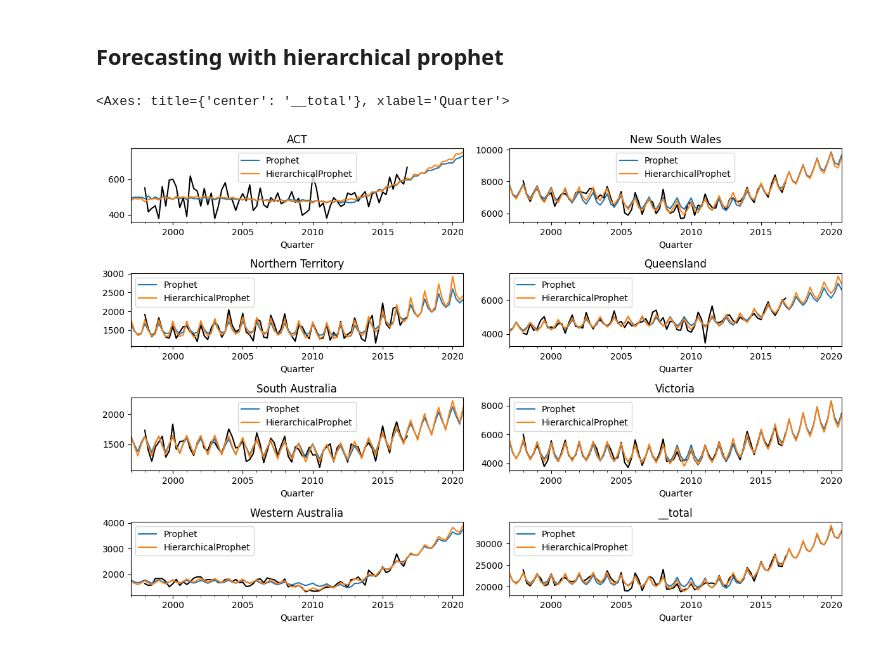
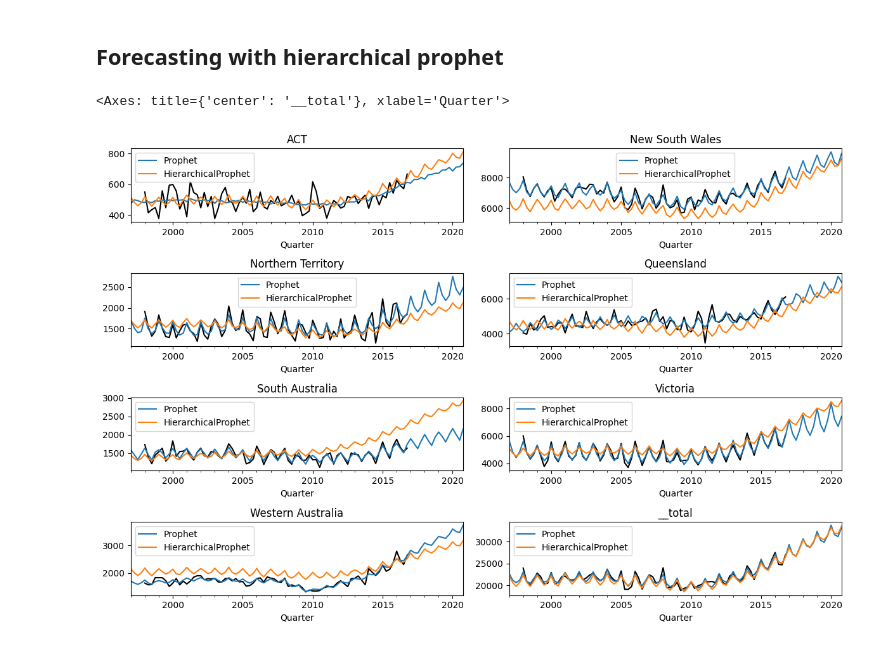
Before and after one commit to felipeangelimvieira/prophetverse, a Jupyter notebook: docs/examples/hierarchical.ipynb, the cells around one changed output. Drawn from its saved outputs; the diff is of its cells as text; code cells hidden in the pictures.

Commit message:
Optax and multivariate with Effect Mixin

```diff
--- a/docs/examples/hierarchical.ipynb
+++ b/docs/examples/hierarchical.ipynb
@@ -71,17 +70,25 @@ def plot_preds(y, preds={}, axs=None):
 
 Because of sktime's amazing interface, we can use the univariate Prophet seamlessly with hierarchical data. We do not reconcile it here, but it could be achieved with the `Reconciler` class.
 # %%
+from hierarchical_prophet.sktime.prophet import Prophet
 model = Prophet(
     trend="linear",
-    n_changepoints=3,
+    changepoint_interval=8,
+    changepoint_range=-8,
     changepoint_prior_scale=0.01,
     seasonality_mode="multiplicative",
     yearly_seasonality=True,
-    default_exogenous_prior=(dist.Normal, 0, .01),
+    weekly_seasonality=True,
+    default_exogenous_prior=("Normal", 0, 0.01),
+    # exogenous_effects={"sin": ("^sin_.*", LinearEffect("sin", effect_mode="multiplicative"))},
     noise_scale=0.05,
     mcmc_chains=1,
     mcmc_samples=300,
-    mcmc_warmup=1000,
+    mcmc_warmup=3000,
+    optimizer_name="Adam",
+    optimizer_kwargs={"step_size": 0.0001},
+    inference_method="map",
+    optimizer_steps=20000
 )
 model.fit(y=y)
 # %% [output]
@@ -177,10 +164,13 @@ plt.show()
 # %%
 preds_hier = model_hier.predict(fh=forecast_horizon)
 
-plot_preds(y, preds={
-    "Prophet" : preds,
-    "HierarchicalProphet" : preds_hier
-})
+plot_preds(
+    y,
+    preds={
+        "Prophet": preds,
+        "HierarchicalProphet": preds_hier,
+    },
+)
 # %% [output]
 <Axes: title={'center': '__total'}, xlabel='Quarter'>
-[figure, old version]
+[figure, new version]
```
Also changed, not shown: parts of 7 cells of this notebook, 12 other files.
